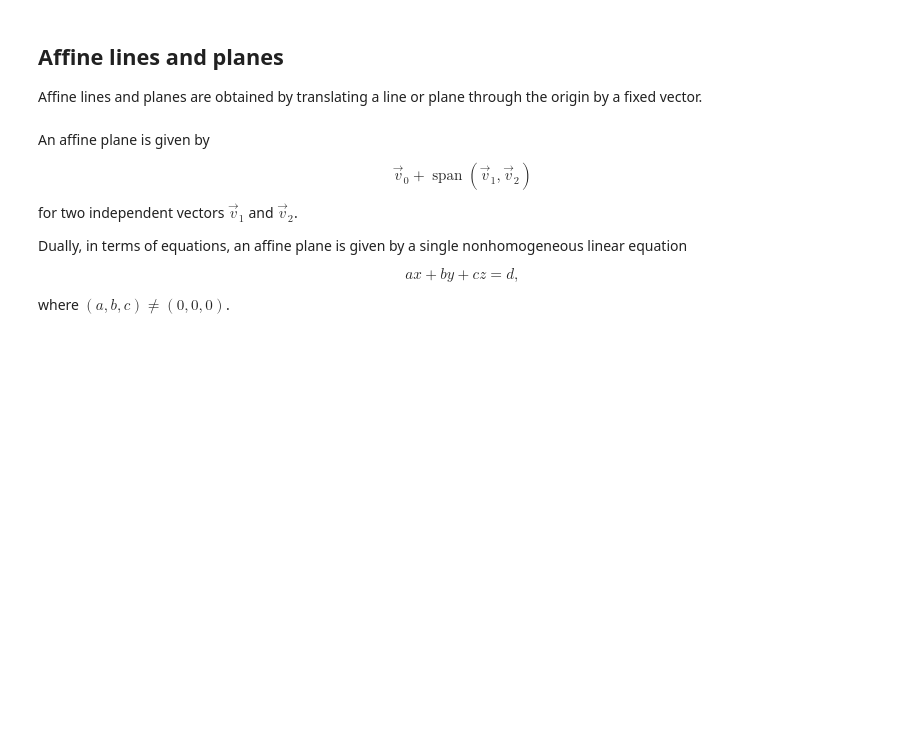
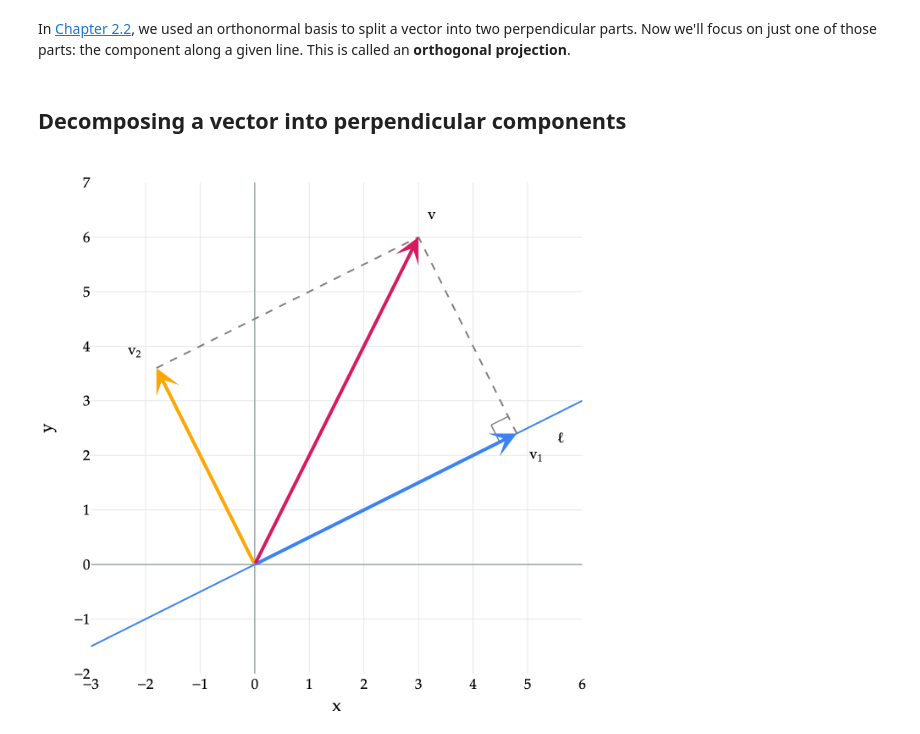
Before and after one commit to math-124/notes, a Jupyter notebook: ch02/02-03.ipynb, the cells around one changed output. Drawn from its saved outputs; the diff is of its cells as text; code cells hidden in the pictures; blank space fills up the shorter version.

```diff
--- a/ch02/02-03.ipynb
+++ b/ch02/02-03.ipynb
@@ -103,14 +6,0 @@ These vectors are not multiples of each other.
-# %%
-fig = base_3d(bounds=(-6, 7))
-span_plane(fig, (3, 4, 5), (1, 1, 1), "royalblue", 0.35, 1.35)
-vector_3d(fig, (3, 4, 5), r"$\vec v_1=\begin{bmatrix}3\\4\\5\end{bmatrix}$")
-vector_3d(fig, (1, 1, 1), r"$\vec v_2=\begin{bmatrix}1\\1\\1\end{bmatrix}$")
-from pathlib import Path as _PlotPath
-import sys as _plot_sys
-_notes_root = next(path for path in [_PlotPath.cwd(), *_PlotPath.cwd().parents] if (path / "myst.yml").exists())
-if str(_notes_root) not in _plot_sys.path:
-    _plot_sys.path.insert(0, str(_notes_root))
-from plot_style import style_plotly as _style_plotly
-
-_style_plotly(fig, renderer="plotly_mimetype")
-fig.show()
@@ -526,18 +6,0 @@ $$
-# %%
-fig = base_3d(bounds=(-6, 6))
-span_plane(fig, (3, 4, 5), (1, 1, 1), "royalblue", 0.34, 1.25)
-t = np.linspace(-2, 2, 100)
-fig.add_trace(go.Scatter3d(x=t, y=-2*t, z=t, mode="lines",
-                           line=dict(color="seagreen", width=5), hoverinfo="skip"))
-vector_3d(fig, (3, 4, 5), r"$\vec v_1$")
-vector_3d(fig, (1, 1, 1), r"$\vec v_2$")
-vector_3d(fig, (1, -2, 1), r"$\vec w=\begin{bmatrix}1\\-2\\1\end{bmatrix}$", "seagreen")
-from pathlib import Path as _PlotPath
-import sys as _plot_sys
-_notes_root = next(path for path in [_PlotPath.cwd(), *_PlotPath.cwd().parents] if (path / "myst.yml").exists())
-if str(_notes_root) not in _plot_sys.path:
-    _plot_sys.path.insert(0, str(_notes_root))
-from plot_style import style_plotly as _style_plotly
-
-_style_plotly(fig, renderer="plotly_mimetype")
-fig.show()
@@ -676,22 +6,0 @@ Which method of describing $P$ is easier:
-# %% [markdown]
-## Affine lines and planes
-
-Affine lines and planes are obtained by translating a line or plane through the
-origin by a fixed vector.
-# %% [markdown]
-An affine plane is given by
-
-$$
-\vec v_0+\operatorname{span}(\vec v_1,\vec v_2)
-$$
-
-for two independent vectors $\vec v_1$ and $\vec v_2$.
-
-Dually, in terms of equations, an affine plane is given by a single
-nonhomogeneous linear equation
-
-$$
-ax+by+cz=d,
-$$
-
-where $(a,b,c)\ne(0,0,0)$.
@@ -697,0 +106,17 @@ where $(a,b,c)\ne(0,0,0)$.
+# %% [markdown]
+In [Chapter 2.2](02-02.ipynb), we used an orthonormal basis to split a vector into two perpendicular parts. Now we'll focus on just one of those parts: the component along a given line. This is called an **orthogonal projection**.
+# %% [markdown]
+## Decomposing a vector into perpendicular components
+# %%
+fig=base2((-3,6),(-2,7),width=680,height=660)
+w=np.array([2,1]); v=np.array([3,6]); p=(v@w)/(w@w)*w; q=v-p
+line2(fig,(-3,-1.5),(6,3),BLUE)
+line2(fig,p,v,'gray','dash'); line2(fig,q,v,'gray','dash')
+vec2(fig,p,'v<sub>1</sub>',BLUE,dx=0.35,dy=-0.4,width=4)
+vec2(fig,q,'v<sub>2</sub>',ORANGE,dx=-0.4,dy=0.3,width=4)
+vec2(fig,v,'v',PINK,dx=0.25,dy=0.4,width=4)
+square2(fig,p,-w,q,0.35)
+label2(fig,(5.6,2.3),'ℓ')
+fig.show(scale=2)
+# %% [output]
+[figure, added]
```
Also changed, not shown: parts of 19 cells of this notebook, 9 other files.
